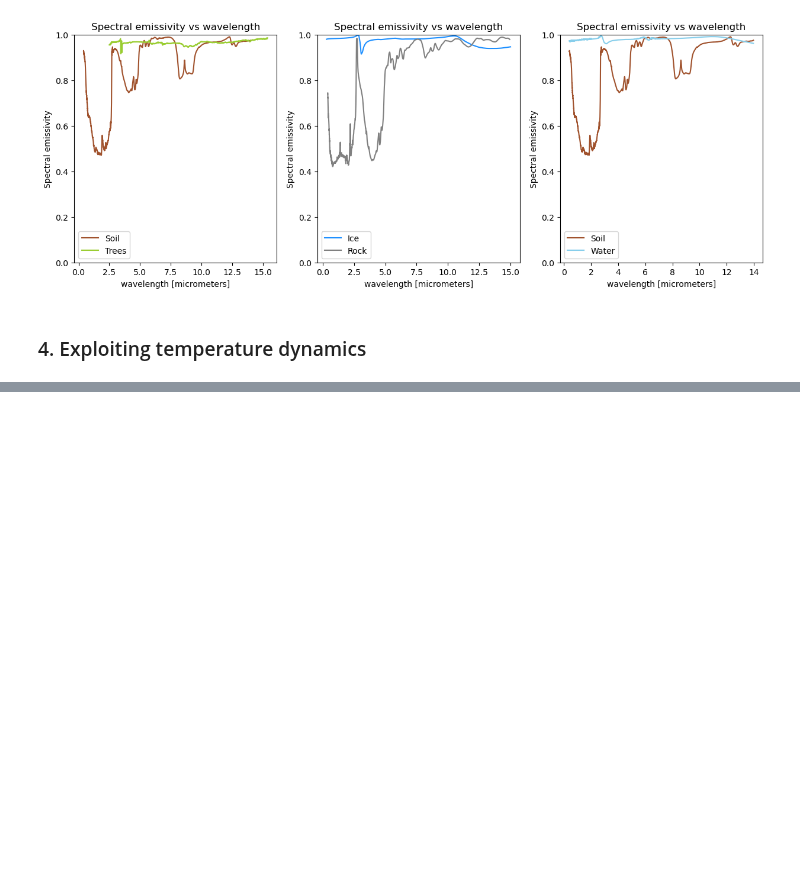
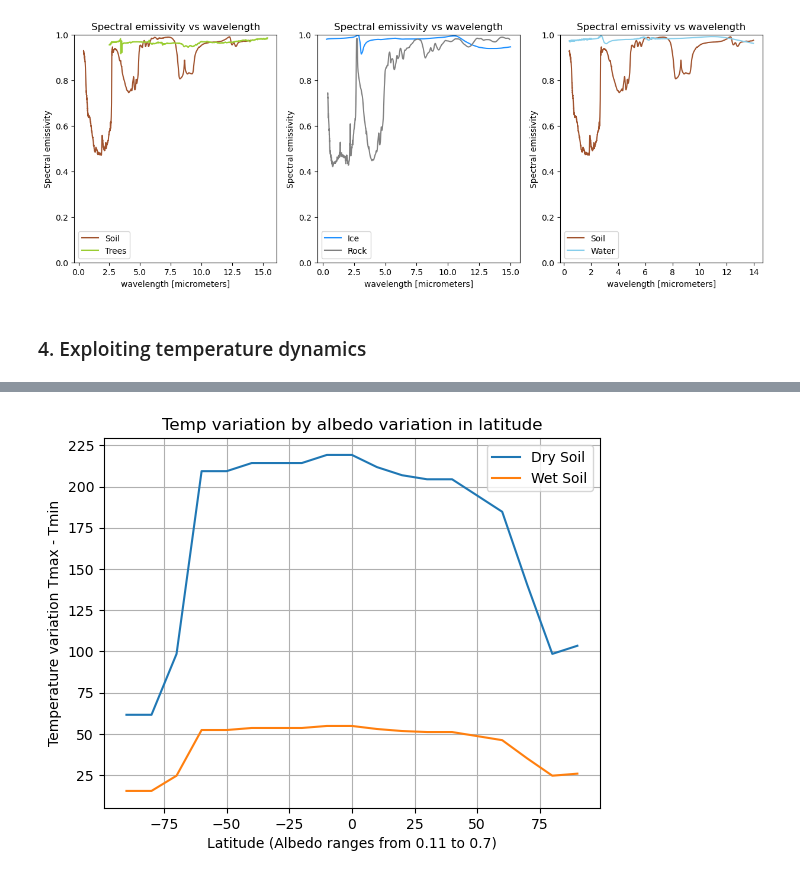
Before and after one commit to debnovalina/PPESO-Practical, a Jupyter notebook: Thermal remote sensing.ipynb, the cells around one changed output, grey strips where cells are left out. Saved outputs shown, nothing was run; the diff lists cells and outputs as text; code cells hidden in the pictures; blank space fills up the shorter version.

```diff
--- a/Thermal remote sensing.ipynb
+++ b/Thermal remote sensing.ipynb
@@ -328,0 +351,21 @@ The expected temperature variation is for wet soil is 46.17
+# %%
+# latitude vs Albedo
+
+lat = np.linspace(-90, 90, 19)
+albedo_bylat = np.array([0.75, 0.75, 0.6, 0.15, 0.15, 0.13, 0.13, 0.13, 0.11, 0.11,
+                0.14, 0.16, 0.17, 0.17, 0.21, 0.25, 0.43, 0.6, 0.58])
+
+T_a_var_dry = Surface_temp_Price_Eq_4(0.5*1400, 0.75, albedo_bylat, D_dry)
+T_a_var_wet = Surface_temp_Price_Eq_4(0.5*1400, 0.75, albedo_bylat, D_wet)
+
+plt.figure()
+plt.plot(lat, T_a_var_dry, label = 'Dry Soil')
+plt.plot(lat, T_a_var_wet, label = 'Wet Soil')
+plt.xlabel('Latitude (Albedo ranges from 0.11 to 0.7)')
+plt.ylabel('Temperature variation Tmax - Tmin')
+plt.title('Temp variation by albedo variation in latitude')
+plt.grid()
+plt.legend()
+plt.show()
+# %% [output]
+[figure, added]
```
Also changed, not shown: parts of 3 cells of this notebook.
